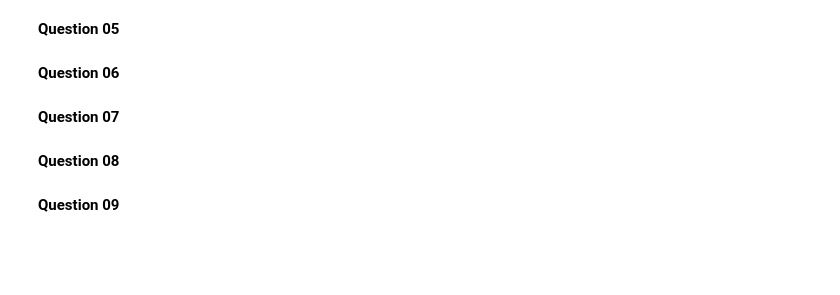
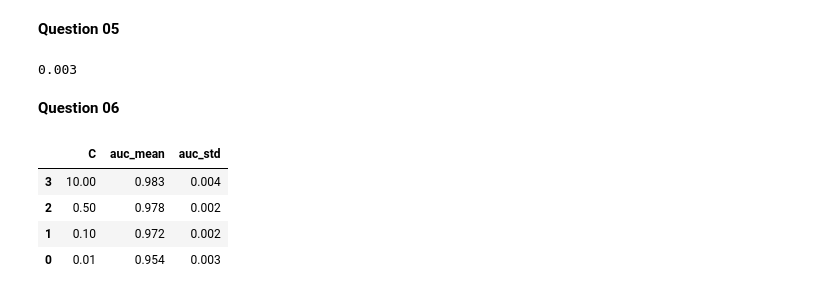
Before and after one commit to abhinit21/ml-learning, a Jupyter notebook: 04-evaluation/homework.ipynb, the cells around one changed output. Cells and saved outputs as stored; diff of their text form; code cells hidden in the pictures; blank space fills up the shorter version.

```diff
--- a/04-evaluation/homework.ipynb
+++ b/04-evaluation/homework.ipynb
@@ -4,0 +90,5 @@
+# %%
+ypred_proba = train_model(X, y)
+roc_auc = roc_auc_score(yvalid, ypred_proba)
+
+np.round(roc_auc, 3)
@@ -11,8 +192,49 @@
+# %%
+kfold = KFold(n_splits=5, shuffle=True, random_state=1)
+
+auc_scores = []
+
+for train_idx, valid_idx in kfold.split(df):
+    Xtrain = df.iloc[train_idx].drop('above_average', axis=1)
+    ytrain = df.iloc[train_idx]['above_average']
+
+    Xvalid = df.iloc[valid_idx].drop('above_average', axis=1)
+    yvalid = df.iloc[valid_idx]['above_average']
+
+    ypred_proba = train_fold(Xtrain, Xvalid, ytrain)
+    auc = roc_auc_score(yvalid, ypred_proba)
+    auc_scores.append(auc)
+
+np.std(auc_scores).round(3)
+# %% [output]
+0.003
 # %% [markdown]
 **Question 06**
-# %% [markdown]
-**Question 07**
-# %% [markdown]
-**Question 08**
-# %% [markdown]
-**Question 09**
+# %%
+reg_tuning_scores = []
+
+for C in [0.01, 0.1, 0.5, 10]:
+
+    auc_scores = []
+    kfold = KFold(n_splits=5, shuffle=True, random_state=1)
+
+    for train_idx, valid_idx in kfold.split(df):
+        Xtrain = df.iloc[train_idx].drop('above_average', axis=1)
+        ytrain = df.iloc[train_idx]['above_average']
+
+        Xvalid = df.iloc[valid_idx].drop('above_average', axis=1)
+        yvalid = df.iloc[valid_idx]['above_average']
+
+        ypred_proba = train_fold(Xtrain, Xvalid, ytrain, c=C)
+        auc = roc_auc_score(yvalid, ypred_proba)
+        auc_scores.append(auc)
+
+    reg_tuning_scores.append({'C': C, 'auc_mean': np.mean(auc_scores).round(3), 'auc_std': np.std(auc_scores).round(3)})
+# %%
+pd.DataFrame(reg_tuning_scores).sort_values(by='auc_mean', ascending=False)
+# %% [output]
+|  | C | auc_mean | auc_std |
+| 3 | 10.00 | 0.983 | 0.004 |
+| 2 | 0.50 | 0.978 | 0.002 |
+| 1 | 0.10 | 0.972 | 0.002 |
+| 0 | 0.01 | 0.954 | 0.003 |
```
Also changed, not shown: parts of 13 cells of this notebook, 2 other files.
